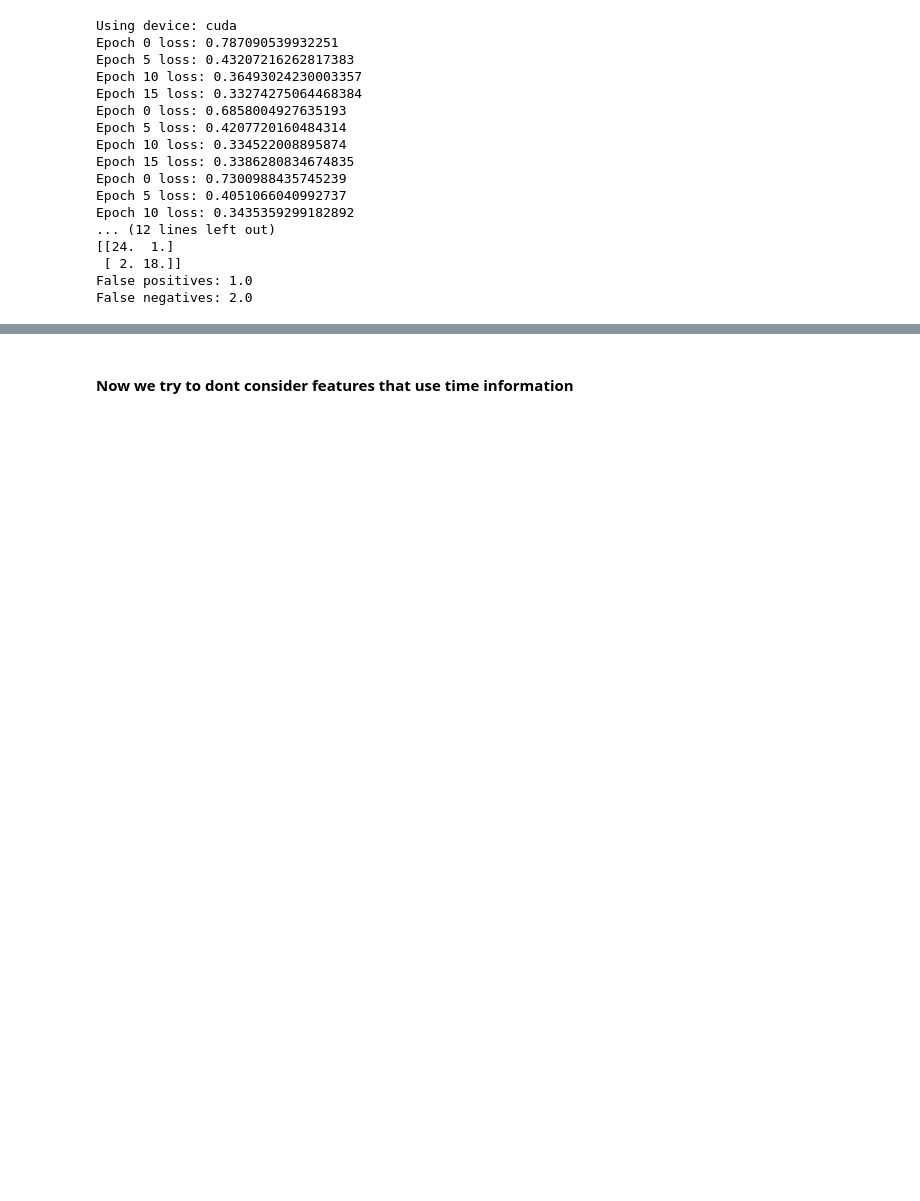
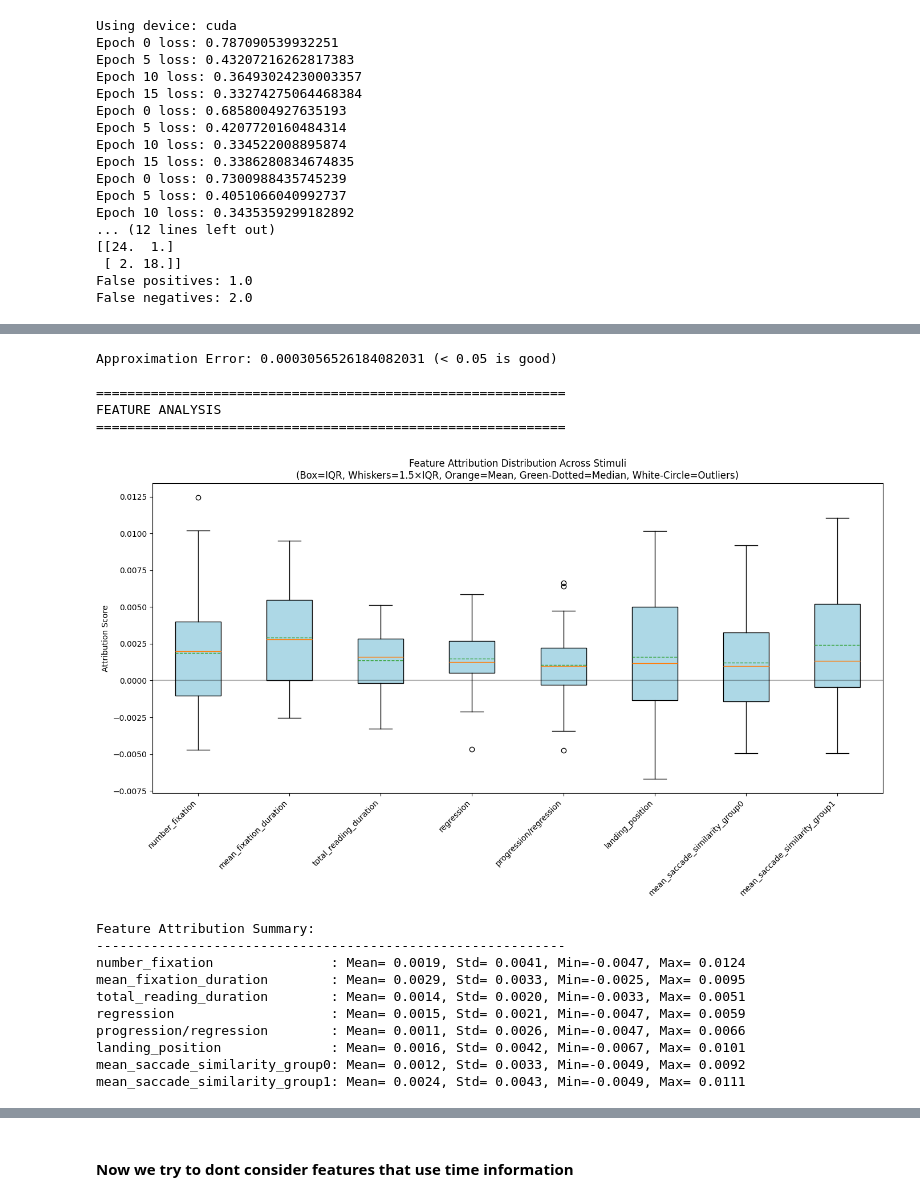
Before and after one commit to nicofilippucci/PyEyeSim, a Jupyter notebook: Notebooks/GrazDataVisualization2_match.ipynb, the cells around one changed output, grey strips where cells are left out. Saved outputs shown, nothing was run; the diff lists cells and outputs as text; code cells hidden in the pictures; blank space fills up the shorter version.

```diff
--- a/Notebooks/GrazDataVisualization2_match.ipynb
+++ b/Notebooks/GrazDataVisualization2_match.ipynb
@@ -1822,2 +1626,61 @@ False negatives: 2.0
+# %%
+feature_names = [
+    "number_fixation",
+    "mean_fixation_duration",
+    "total_reading_duration",
+    "regression",
+    "progression/regression",
+    "landing_position",
+    "mean_saccade_similarity_group0",
+    "mean_saccade_similarity_group1",
+]
+num_stimuli = 30
+attributions = []
+errors = []
+
+for i in range(len(results)):
+    input_tensor = results[i]['X_test']
+    target_class = results[i]['y_test']
+
+    att, err = explain_prediction(results[i]['model'], input_tensor, target_class)
+    attributions.append(att.squeeze().cpu().detach().numpy())
+    errors.append(err.cpu().numpy())
+
+# Average across folds
+attributions = np.array(attributions)
+attributions = attributions.mean(axis=0)  # Average across folds if needed
+
+if len(attributions.shape) > 1:
+    attributions = np.mean(attributions, axis=0)  # Average across subjects if needed
+
+# Reshape to get attribution matrix (features x stimuli)
+attribution_matrix = attributions.reshape(len(feature_names), num_stimuli)
+
+print(f"Approximation Error: {np.mean(errors)} (< 0.05 is good)")
+
+# Create visualizations
+print("\n" + "="*60)
+print("FEATURE ANALYSIS")
+print("="*60)
+
+# Box plot visualization
+visualize_attribution_boxplot(attribution_matrix, feature_names)
+# %% [output]
+Approximation Error: 0.0003056526184082031 (< 0.05 is good)
+
+============================================================
+FEATURE ANALYSIS
+============================================================
+[figure, added]
+Feature Attribution Summary:
+------------------------------------------------------------
+number_fixation               : Mean= 0.0019, Std= 0.0041, Min=-0.0047, Max= 0.0124
+mean_fixation_duration        : Mean= 0.0029, Std= 0.0033, Min=-0.0025, Max= 0.0095
+total_reading_duration        : Mean= 0.0014, Std= 0.0020, Min=-0.0033, Max= 0.0051
+regression                    : Mean= 0.0015, Std= 0.0021, Min=-0.0047, Max= 0.0059
+progression/regression        : Mean= 0.0011, Std= 0.0026, Min=-0.0047, Max= 0.0066
+landing_position              : Mean= 0.0016, Std= 0.0042, Min=-0.0067, Max= 0.0101
+mean_saccade_similarity_group0: Mean= 0.0012, Std= 0.0033, Min=-0.0049, Max= 0.0092
+mean_saccade_similarity_group1: Mean= 0.0024, Std= 0.0043, Min=-0.0049, Max= 0.0111
 # %%
 def vectorize(SimAndFeatureVals, subj, stim, vec):
```
Also changed, not shown: parts of 46 cells of this notebook, 1 other file.
